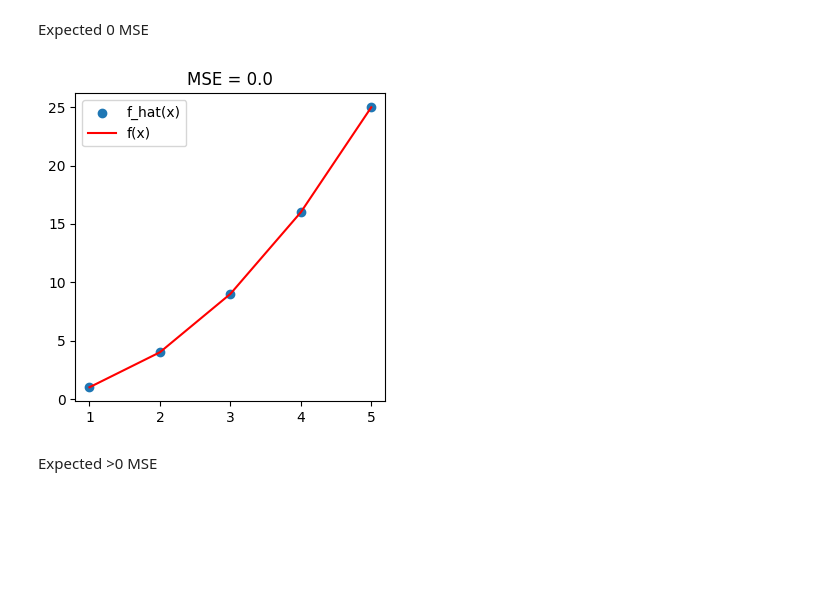
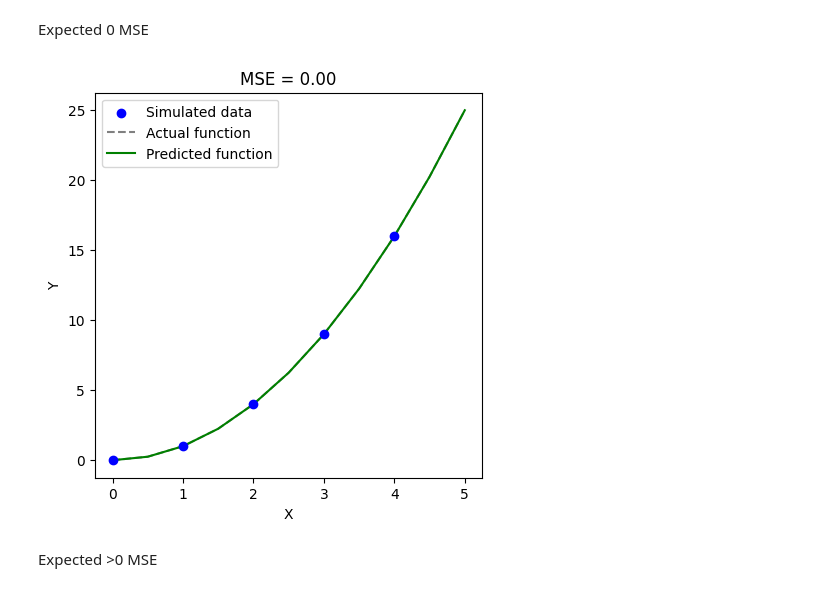
Before and after one commit to draykophoenix/ISLP-equation-implementation, a Jupyter notebook: ch2.ipynb, the cells around one changed output. Cells and saved outputs as stored; diff of their text form; code cells hidden in the pictures; blank space fills up the shorter version.

Commit message:
Updated 0 MSE graph in ch2

```diff
--- a/ch2.ipynb
+++ b/ch2.ipynb
@@ -5,20 +5,32 @@ import numpy as np
 import matplotlib.pyplot as plt
 # %% [markdown]
 Expected 0 MSE
-# %%
-x = np.array([1, 2, 3, 4, 5])
-f = lambda q: q ** 2
-y = f(x)
-
-f_hat = lambda q: (q ** 2)
-
-plt.figure(figsize=(4,4))
-plt.scatter(x, f_hat(x), label="f_hat(x)")
-plt.plot(x, f(x), color='red', label="f(x)")
-plt.title(f"MSE = {ch2.mse(x, y, f_hat)}")
-plt.legend();
-# %% [output]
-[figure, removed]
+# %%
+x = np.arange(5)
+f = lambda x: x ** 2
+y = f(x)
+
+# Perfect estimator
+f_hat = f
+
+plt.figure(figsize=(5,5))
+
+for i, point_x in enumerate(x):
+    plt.vlines(point_x, y[i], f_hat(point_x), "k", ":", zorder=0)
+
+plt.scatter(x, y, c='b', label="Simulated data", zorder=3)
+
+axis = np.linspace(0, 5, 11)
+plt.plot(axis, f(axis), '--', c='gray', label="Actual function", zorder=1)
+plt.plot(axis, f_hat(axis), color='green', label="Predicted function", zorder=2)
+
+plt.title(f"MSE = {ch2.mse(x, y, f_hat):.2f}")
+plt.xlabel("X")
+plt.ylabel("Y")
+
+plt.legend();
+# %% [output]
+[figure, added]
 # %% [markdown]
 Expected >0 MSE
 # %%
```
